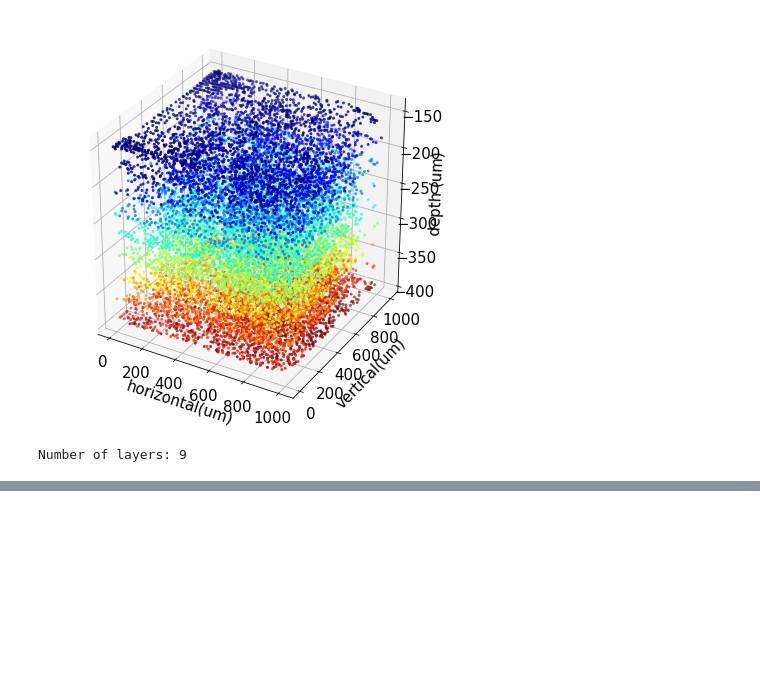
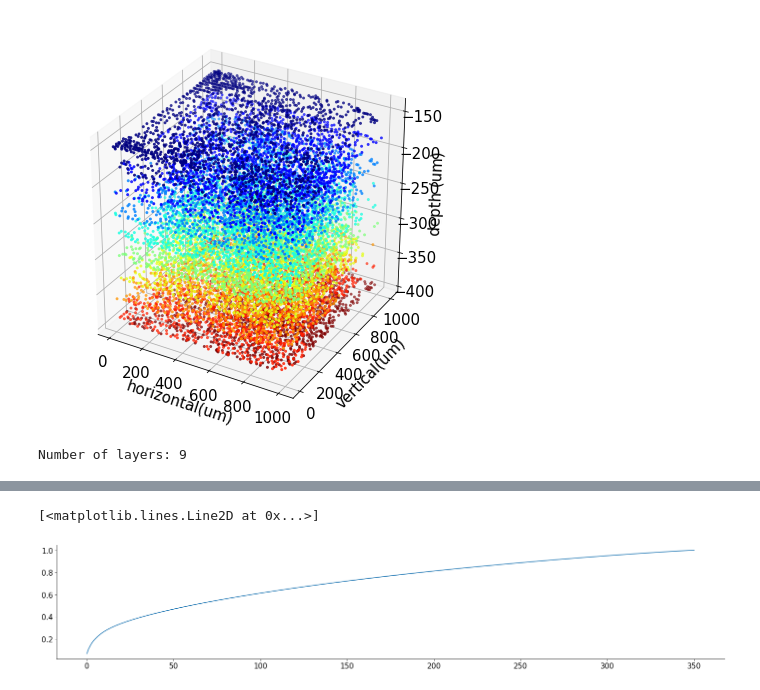
Before and after one commit to sazio/NMAs, a Jupyter notebook: src/EDA_Stringer_Dataset.ipynb, the cells around one changed output, grey strips where cells are left out. Saved outputs shown, nothing was run; the diff lists cells and outputs as text; code cells hidden in the pictures; blank space fills up the shorter version.

```diff
--- a/src/EDA_Stringer_Dataset.ipynb
+++ b/src/EDA_Stringer_Dataset.ipynb
@@ -96,0 +150,5 @@ plt.plot(dat["sresp"][:,1])
+# %%
+plt.plot(np.cumsum(pca.explained_variance_ratio_))
+# %% [output]
+[<matplotlib.lines.Line2D at 0x...>]
+[figure, added]
```
Also changed, not shown: parts of 15 cells of this notebook.
